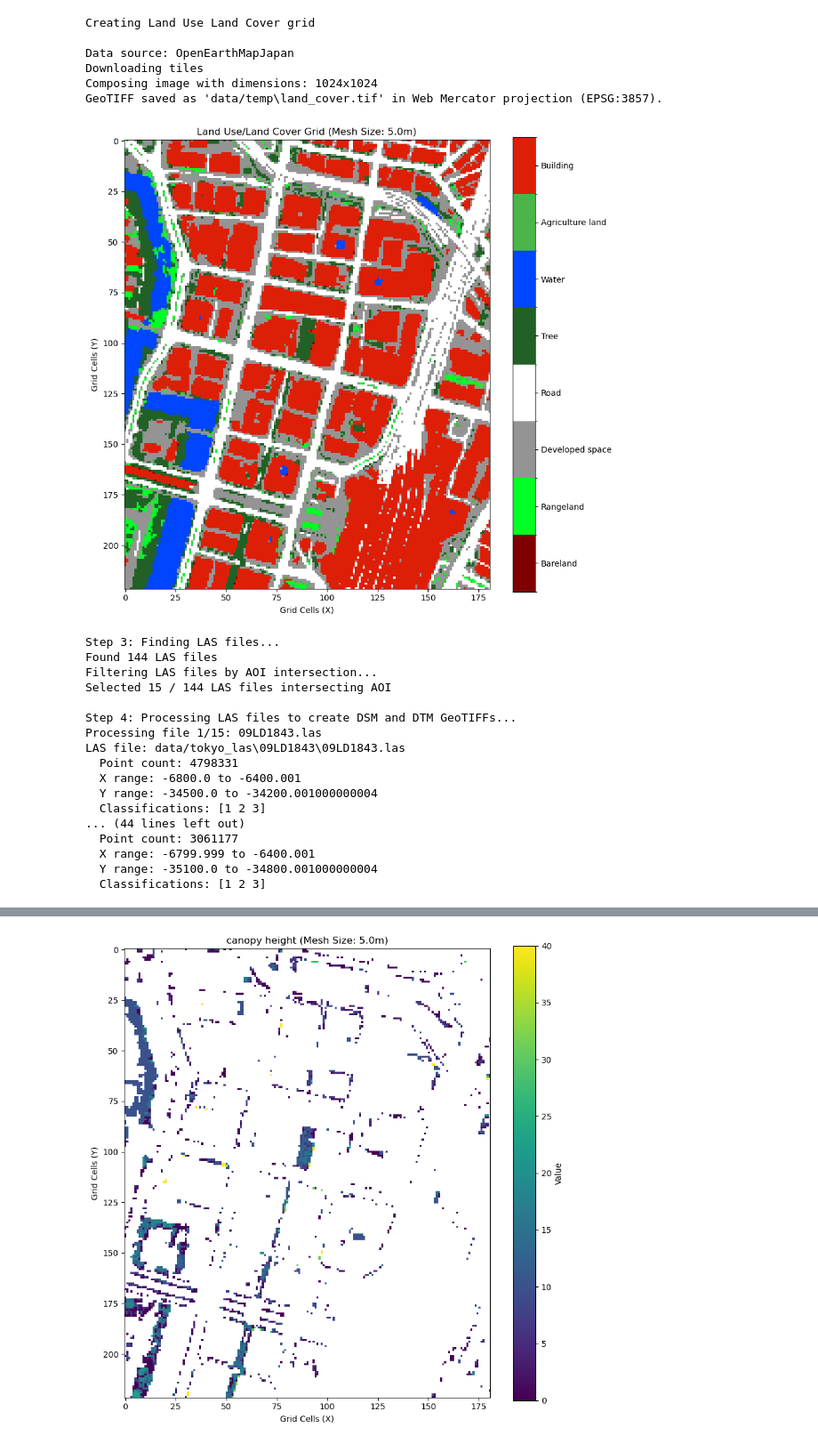
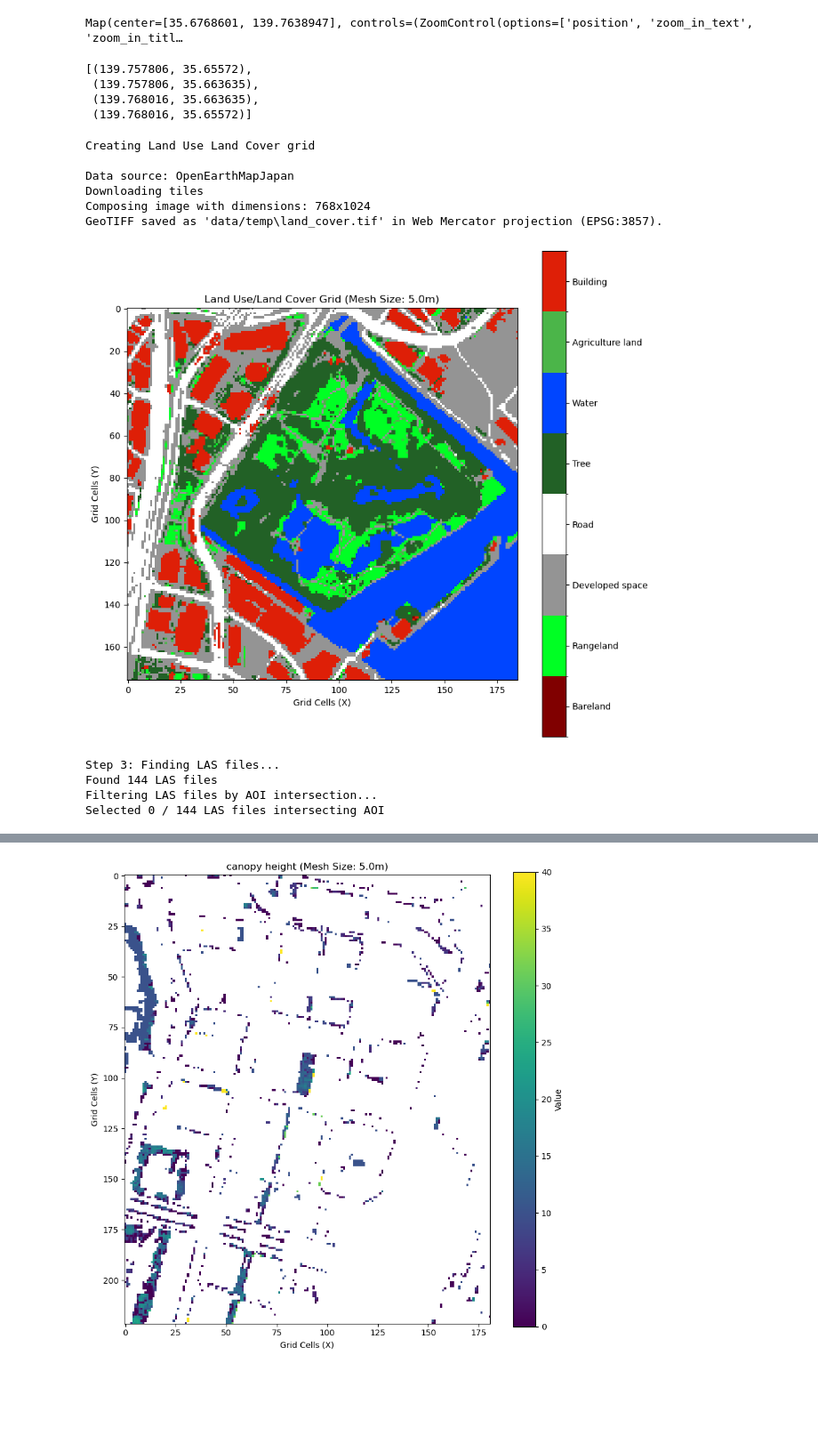
Before and after one commit to kunifujiwara/VoxCity, a Jupyter notebook: app/tokyo_las.ipynb, the cells around one changed output, grey strips where cells are left out. Shown: that part at 89% size. Drawn from its saved outputs; the diff is of its cells as text; code cells hidden in the pictures; blank space fills up the shorter version.

```diff
--- a/app/tokyo_las.ipynb
+++ b/app/tokyo_las.ipynb
@@ -34,17 +34,35 @@
 # if failed:
 #     for name, err in failed:
 #         print(f"- {name}: {err}")
+# %%
+#@title 2.2.1. Set target city (you need to fill in required values before executing!)
+cityname = "tokyo" #@param {type:"string"}
+
+#@title 2.2.2. Draw a rectangle on a map (Click ■ on the left side, then click the north west corner and the south east corner of the rectangle.)
+from voxcity.geoprocessor.draw import draw_rectangle_map_cityname
+
+m, rectangle_vertices = draw_rectangle_map_cityname(cityname, zoom=15)
+m
+# %% [output]
+Map(center=[35.6768601, 139.7638947], controls=(ZoomControl(options=['position', 'zoom_in_text', 'zoom_in_titl…
+# %%
+rectangle_vertices
+# %% [output]
+[(139.757806, 35.65572),
+ (139.757806, 35.663635),
+ (139.768016, 35.663635),
+ (139.768016, 35.65572)]
 # %%
 # Cell 1: Run nDSM pipeline for your LAS folder and rectangle
 from tokyo_las import get_ndsm_geotiff_from_tokyo_dsm
 
 # Define your rectangle in WGS84 (lon, lat). Example below — replace with your AOI.
-rectangle_vertices = [
-    (139.7600, 35.6800),  # lon, lat (SW)
-    (139.7700, 35.6800),  # SE
-    (139.7700, 35.6900),  # NE
-    (139.7600, 35.6900),  # NW
-]
+# rectangle_vertices = [
+#     (139.7600, 35.6800),  # lon, lat (SW)
+#     (139.7700, 35.6800),  # SE
+#     (139.7700, 35.6900),  # NE
+#     (139.7600, 35.6900),  # NW
+# ]
 
 las_dir = "data/tokyo_las"      # where your .las/.laz files are
 output_dir = "data/temp"           # output directory
@@ -79,12 +97,12 @@ from tokyo_las import (
 )
 
 # Define your AOI and mesh size
-rectangle_vertices = [
-    (139.7600, 35.6800),  # lon, lat (SW)
-    (139.7700, 35.6800),  # SE
-    (139.7700, 35.6900),  # NE
-    (139.7600, 35.6900),  # NW
-]
+# rectangle_vertices = [
+#     (139.7600, 35.6800),  # lon, lat (SW)
+#     (139.7700, 35.6800),  # SE
+#     (139.7700, 35.6900),  # NE
+#     (139.7600, 35.6900),  # NW
+# ]
 meshsize = 5.0  # meters
 output_dir = "data/temp"
 
@@ -148,49 +166,36 @@ canopy_height_grid = fill_canopy_gaps_with_nearest(
     tree_value=tree_id,
     treat_zero_as_missing=False,
     restrict_neighbors_to_tree=True,
     allow_resample=False,
     max_neighbor_distance_m=5.0,
     cell_size_m=meshsize,
     fallback_tree_height_m=10.0,
 )
 
 # 5) Remove local spikes near buildings and isolated tall trees
 canopy_height_grid_spike_free = remove_local_spikes_in_canopy(
     canopy_height_grid,
     land_cover_grid,
     tree_value=tree_id,
     building_value=building_id,
     high_threshold_m=10.0,
     building_buffer_m=15.0,
     cell_size_m=meshsize,
     replacement_tree_height_m=10.0,
 )
 
 # 6) Quick summary
 summarize_grid("Canopy (filled)", canopy_height_grid)
 summarize_grid("Canopy (spike-removed)", canopy_height_grid_spike_free)
 # %% [output]
 Creating Land Use Land Cover grid
 
 Data source: OpenEarthMapJapan
 Downloading tiles
-Composing image with dimensions: 1024x1024
+Composing image with dimensions: 768x1024
 GeoTIFF saved as 'data/temp\land_cover.tif' in Web Mercator projection (EPSG:3857).
-[figure, old version]
+[figure, new version]
 Step 3: Finding LAS files...
 Found 144 LAS files
 Filtering LAS files by AOI intersection...
-Selected 15 / 144 LAS files intersecting AOI
-
-Step 4: Processing LAS files to create DSM and DTM GeoTIFFs...
-Processing file 1/15: 09LD1843.las
-LAS file: data/tokyo_las\09LD1843\09LD1843.las
-  Point count: 4798331
-  X range: -6800.0 to -6400.001
-  Y range: -34500.0 to -34200.001000000004
-  Classifications: [1 2 3]
-... (44 lines left out)
-  Point count: 3061177
-  X range: -6799.999 to -6400.001
-  Y range: -35100.0 to -34800.001000000004
-  Classifications: [1 2 3]
+Selected 0 / 144 LAS files intersecting AOI
```
Also changed, not shown: parts of 3 cells of this notebook, 1 other file.
